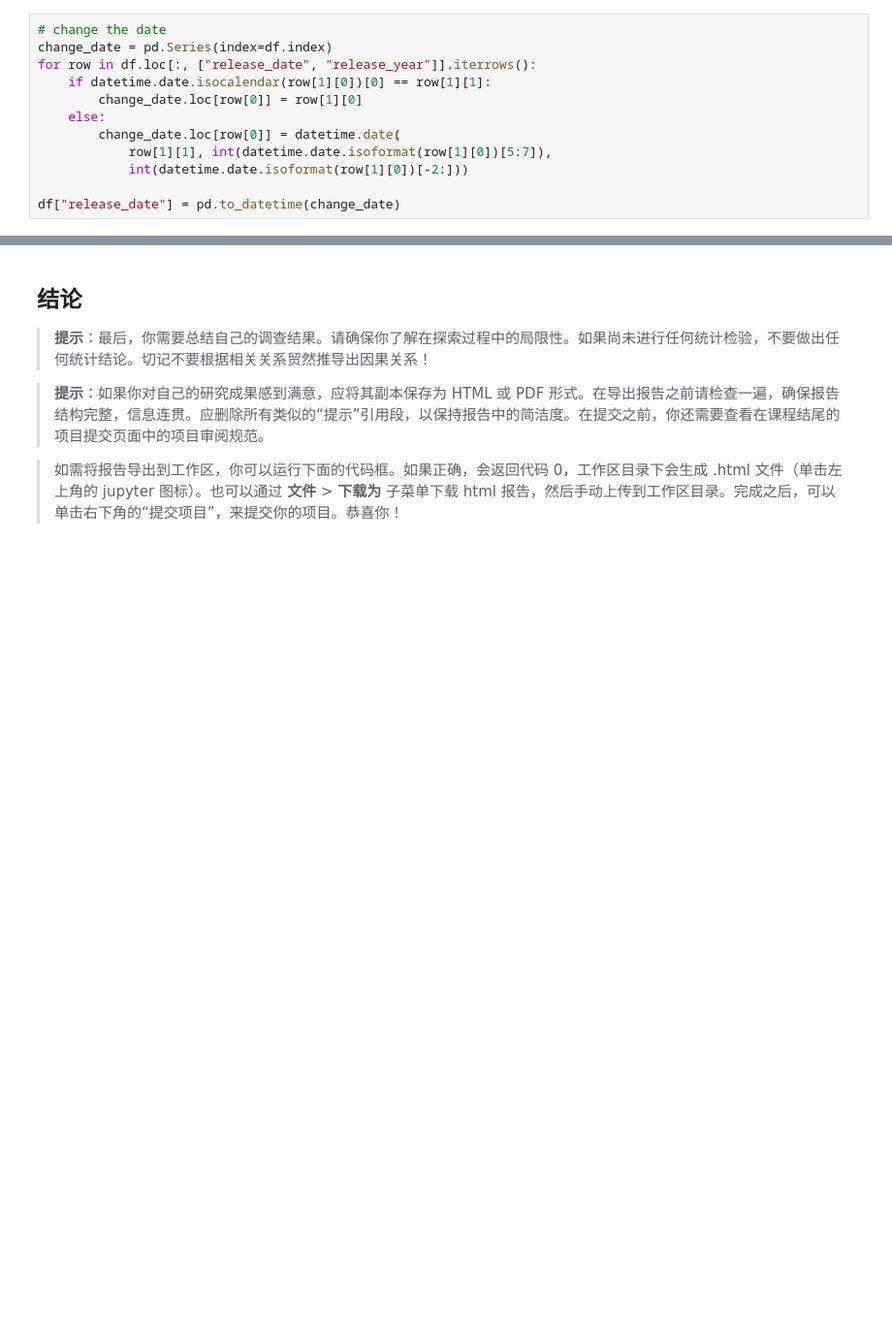
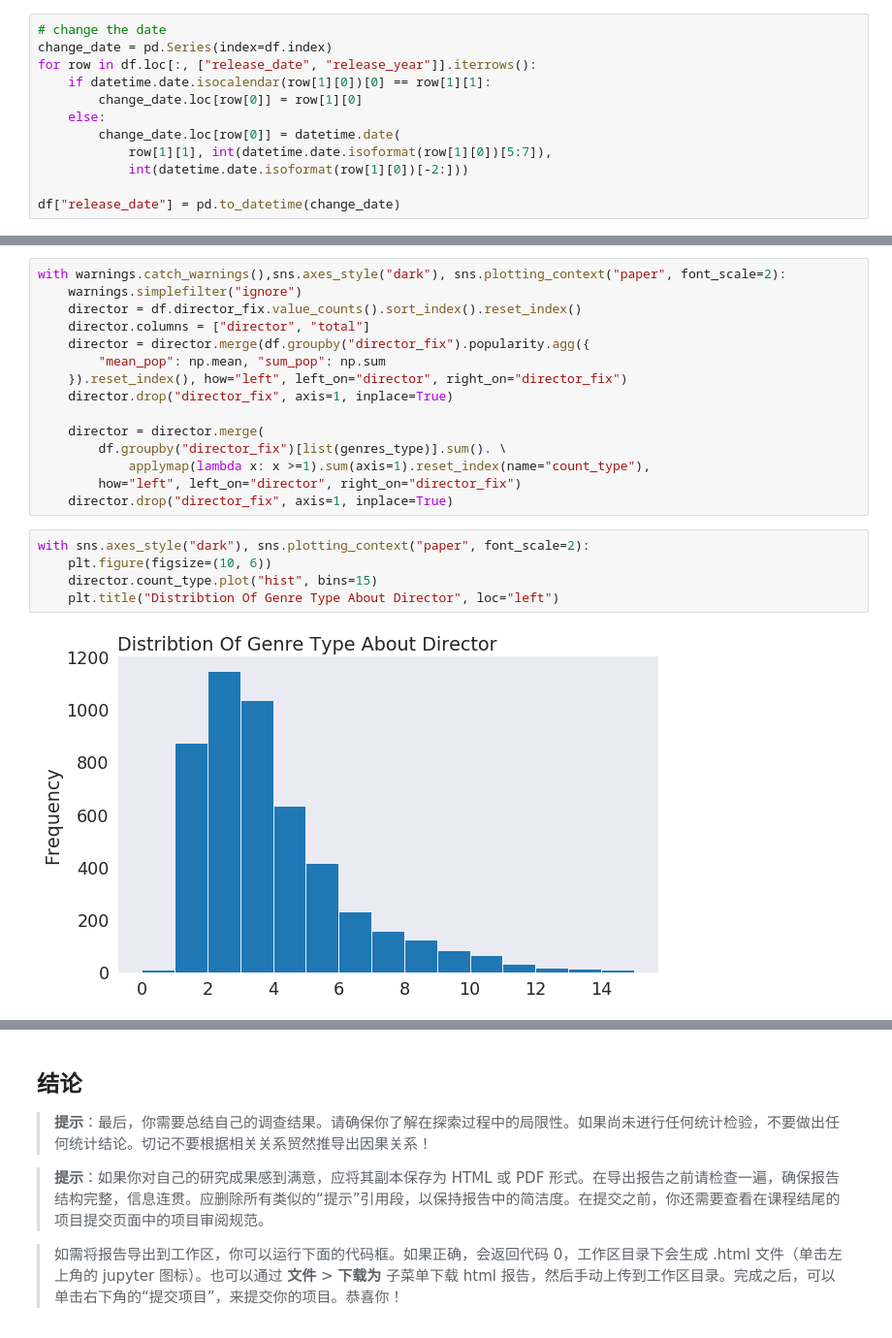
Before and after one commit to ZenRay/DAND_NewProject, a Jupyter notebook: BasicP2DataProcess/investigate-a-dataset-TMDB_Movie.ipynb, the cells around one changed output, grey strips where cells are left out. Shown: that part at 97% size. Cells and saved outputs as stored; diff of their text form; blank space fills up the shorter version.

Commit message:
Finish the report about the TMDB

```diff
--- a/BasicP2DataProcess/investigate-a-dataset-TMDB_Movie.ipynb
+++ b/BasicP2DataProcess/investigate-a-dataset-TMDB_Movie.ipynb
@@ -191,0 +371,22 @@ df["release_date"] = pd.to_datetime(change_date)
+# %%
+with warnings.catch_warnings(),sns.axes_style("dark"), sns.plotting_context("paper", font_scale=2):
+    warnings.simplefilter("ignore")
+    director = df.director_fix.value_counts().sort_index().reset_index()
+    director.columns = ["director", "total"]
+    director = director.merge(df.groupby("director_fix").popularity.agg({
+        "mean_pop": np.mean, "sum_pop": np.sum
+    }).reset_index(), how="left", left_on="director", right_on="director_fix")
+    director.drop("director_fix", axis=1, inplace=True)
+
+    director = director.merge(
+        df.groupby("director_fix")[list(genres_type)].sum(). \
+            applymap(lambda x: x >=1).sum(axis=1).reset_index(name="count_type"),
+        how="left", left_on="director", right_on="director_fix")
+    director.drop("director_fix", axis=1, inplace=True)
+# %%
+with sns.axes_style("dark"), sns.plotting_context("paper", font_scale=2):
+    plt.figure(figsize=(10, 6))
+    director.count_type.plot("hist", bins=15)
+    plt.title("Distribtion Of Genre Type About Director", loc="left")
+# %% [output]
+[figure, added]
```
Also changed, not shown: parts of 58 cells of this notebook.
